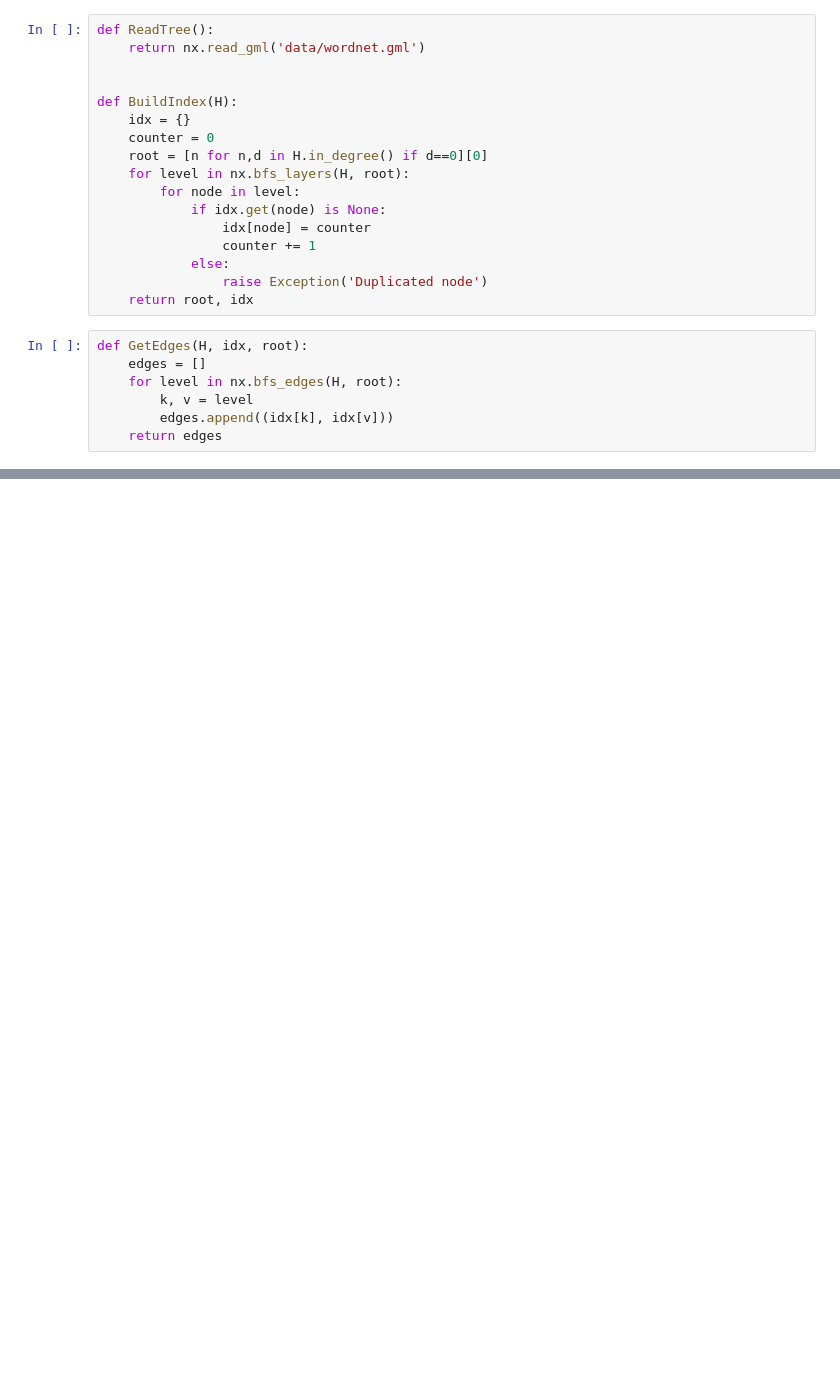
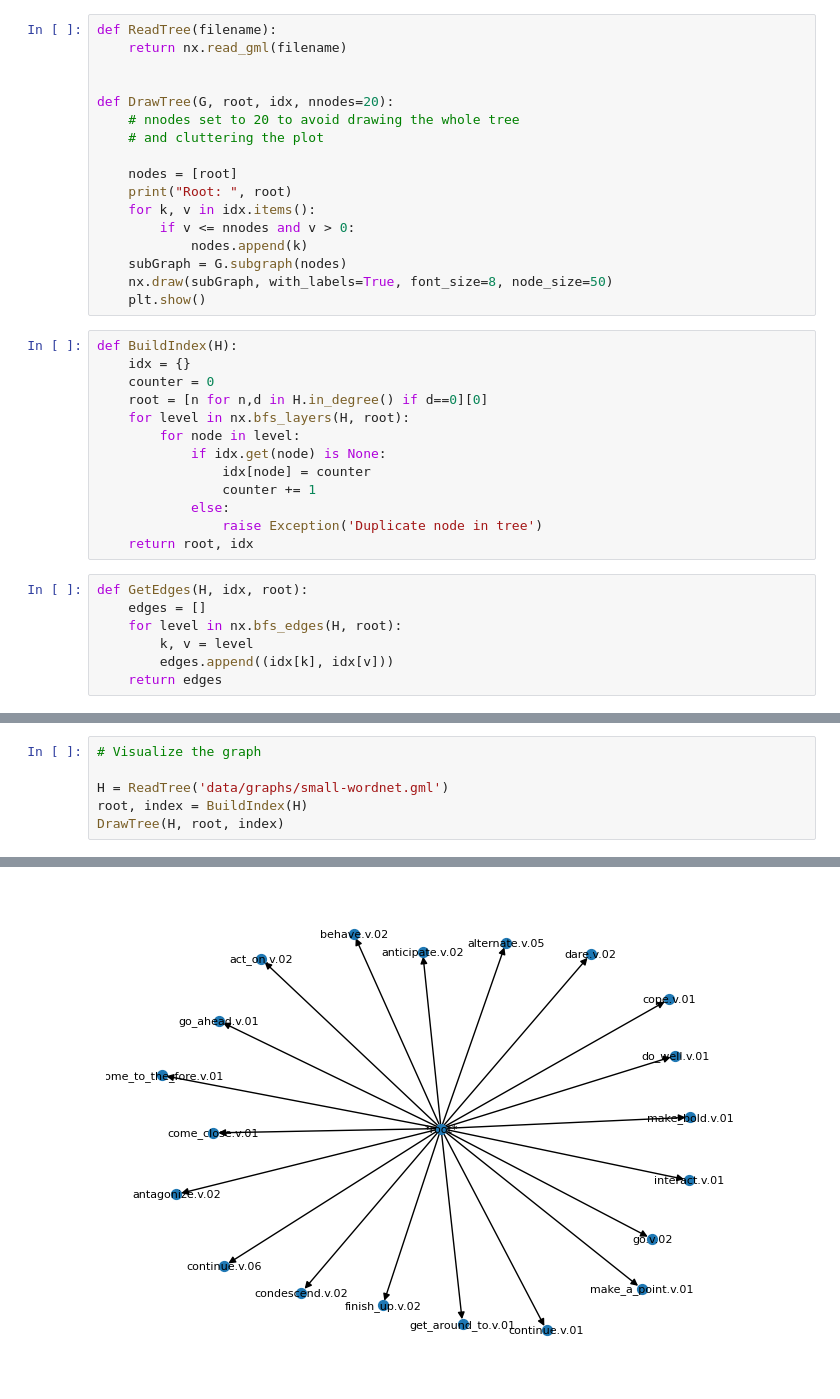
Before and after one commit to Rocher831/hyperbolic-wsd, a Jupyter notebook: tree.ipynb, the cells around one changed output, grey strips where cells are left out. Saved outputs shown, nothing was run; the diff lists cells and outputs as text; blank space fills up the shorter version.

```diff
--- a/tree.ipynb
+++ b/tree.ipynb
@@ -3,8 +5,21 @@ import networkx as nx
+# %%
+def ReadTree(filename):
+    return nx.read_gml(filename)
+
+
+def DrawTree(G, root, idx, nnodes=20):
+    # nnodes set to 20 to avoid drawing the whole tree
+    # and cluttering the plot
+
+    nodes = [root]
+    print("Root: ", root)
+    for k, v in idx.items():
+        if v <= nnodes and v > 0:
+            nodes.append(k)
+    subGraph = G.subgraph(nodes)
+    nx.draw(subGraph, with_labels=True, font_size=8, node_size=50)
+    plt.show()
 # %%
-def ReadTree():
-    return nx.read_gml('data/wordnet.gml')
-
-
 def BuildIndex(H):
     idx = {}
     counter = 0
@@ -15,7 +30,7 @@ def BuildIndex(H):
                 idx[node] = counter
                 counter += 1
             else:
-                raise Exception('Duplicated node')
+                raise Exception('Duplicate node in tree')
     return root, idx
 # %%
 def GetEdges(H, idx, root):
@@ -31,0 +53,7 @@ def WriteEdges(fname, edges):
+# %%
+# Visualize the graph
+
+H = ReadTree('data/graphs/small-wordnet.gml')
+root, index = BuildIndex(H)
+DrawTree(H, root, index)
+# %% [output]
@@ -32 +61,2 @@ def WriteEdges(fname, edges):
+[figure, added]
 # %%
```
Also changed, not shown: parts of 6 cells of this notebook, 2 other files.
